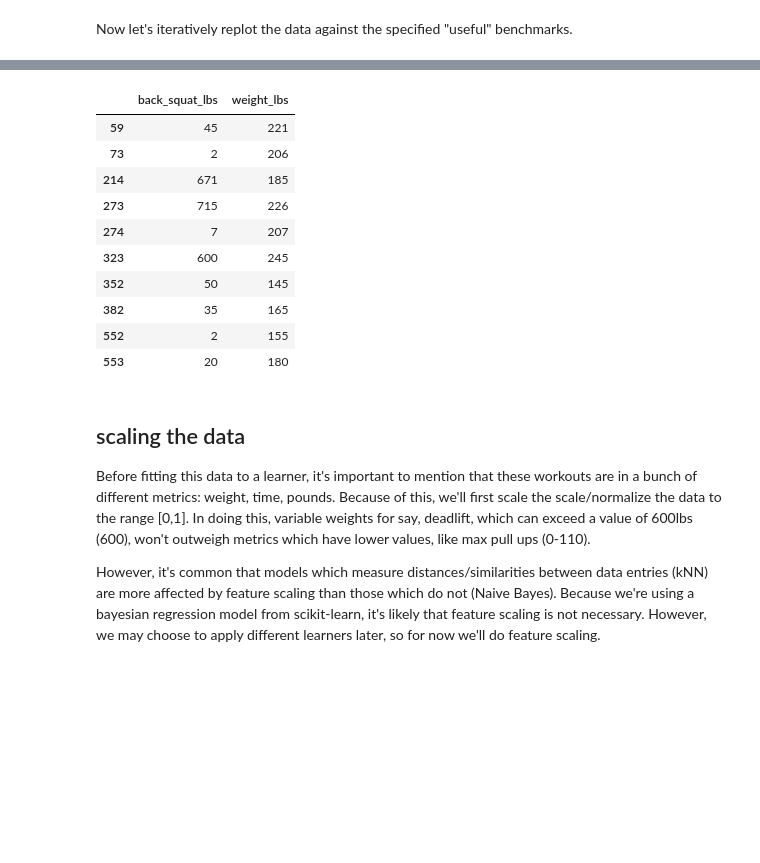
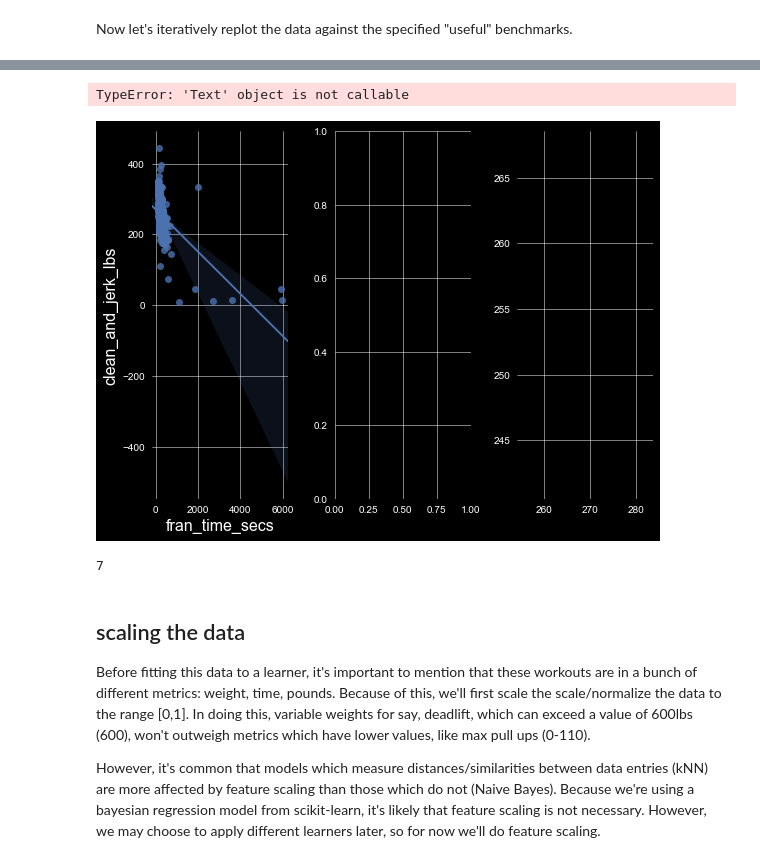
Before and after one commit to zfreedman/crossfit_open_2018, a Jupyter notebook: learning/open_bayesian_regression.ipynb, the cells around one changed output, grey strips where cells are left out. Cells and saved outputs as stored; diff of their text form; code cells hidden in the pictures; blank space fills up the shorter version.

```diff
--- a/learning/open_bayesian_regression.ipynb
+++ b/learning/open_bayesian_regression.ipynb
@@ -406,17 +417,18 @@ for i in range(len(noid_benchmark_df.columns)):
-# %%
-abnormal
-# %% [output]
-|  | back_squat_lbs | weight_lbs |
-| 59 | 45 | 221 |
-| 73 | 2 | 206 |
-| 214 | 671 | 185 |
-| 273 | 715 | 226 |
-| 274 | 7 | 207 |
-| 323 | 600 | 245 |
-| 352 | 50 | 145 |
-| 382 | 35 | 165 |
-| 552 | 2 | 155 |
-| 553 | 20 | 180 |
+# %%
+fig, axes = plt.subplots(nrows=1, ncols=3)
+ax0, ax1, ax2 = axes.flatten()
+
+sb.regplot(full_benchmark["fran_time_secs"], full_benchmark["clean_and_jerk_lbs"], ax=ax0)
+
+fig.tight_layout()
+ax0.title("abcd")
+# %% [output]
+TypeError: 'Text' object is not callable
+[figure, added]
+# %%
+len(axes)
+# %% [output]
+7
 # %% [markdown]
 ## scaling the data
 Before fitting this data to a learner, it's important to mention that these workouts are in a bunch of different metrics: weight, time, pounds. Because of this, we'll first scale the scale/normalize the data to the range [0,1]. In doing this, variable weights for say, deadlift, which can exceed a value of 600lbs (600), won't outweigh metrics which have lower values, like max pull ups (0-110).
```
Also changed, not shown: parts of 1 cell of this notebook.
